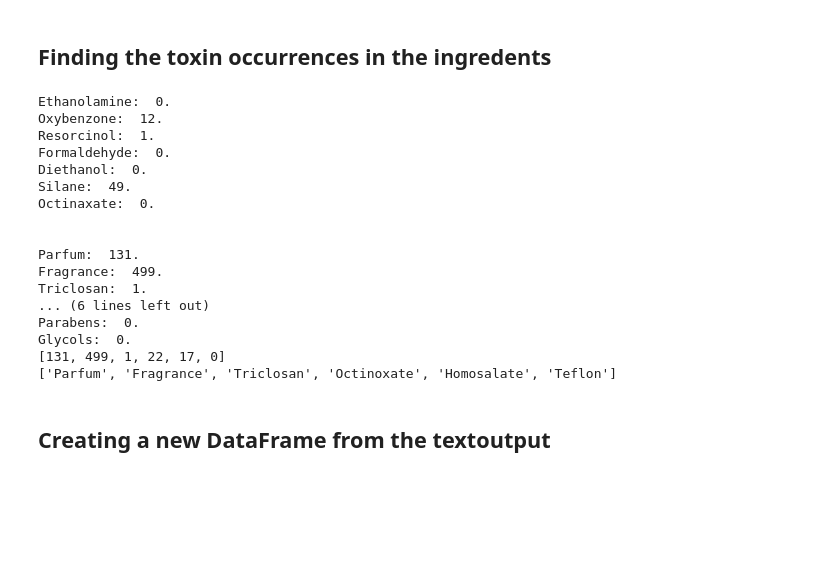
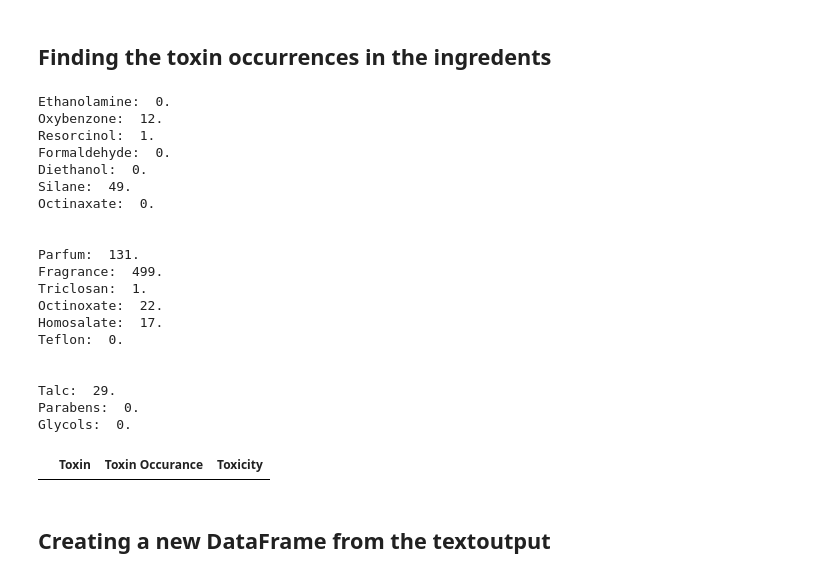
Before and after one commit to mahakanakala/toxins-in-skincare, a Jupyter notebook: notebooks/data_visuals.ipynb, the cells around one changed output. Cells and saved outputs as stored; diff of their text form; code cells hidden in the pictures; blank space fills up the shorter version.

```diff
--- a/notebooks/data_visuals.ipynb
+++ b/notebooks/data_visuals.ipynb
@@ -199,14 +152,14 @@ low_hazard_list = []
 for var, search_str in low_list:
     # Create the variable with the specified name and value
     globals()[var] = df[df['Ingredients'].str.contains(search_str)]
+
+    low_occurrences = len(globals()[var])
     # appends each occurance to the array
     low_occurrences_list.append(low_occurrences)
     # appends each toxin name to the array
     low_hazard_list.append(search_str)
     # Calculate the number of occurrences using the len function
     low_occurrences = len(globals()[var])
-
-
     # Print the number of occurrences
     print(f"{search_str}:  {low_occurrences}.")
 
@@ -241,38 +194,63 @@ high_list = [('talc_occ', 'Talc'),
              ('parabens_occ', 'Parabens'),
              ('glycol_occ', 'Glycols')]
 
 high_occurrences_list = []
 high_hazard_list = []
 
 for var, search_str in high_list:
     globals()[var] = df[df['Ingredients'].str.contains(search_str)]
     high_occurrences = len(globals()[var])
     high_occurrences_list.append(high_occurrences)
     high_hazard_list.append(search_str)
     print(f"{search_str}:  {high_occurrences}.")
 
+toxin_name_list =[]
+toxin_occ_list = []
 
-#creating the 2d arrays
+#adding the names the seperate lists to the major list
+toxin_name_list.extend(low_hazard_list)
+toxin_name_list.extend(mod_hazard_list)
+toxin_name_list.extend(high_hazard_list)
 
-print(mod_occurrences_list)
-print(mod_hazard_list)
+#adding the occurances the seperate lists to the major list
+toxin_occ_list.extend(low_occurrences_list)
+toxin_occ_list.extend(mod_occurrences_list)
+toxin_occ_list.extend(high_occurrences_list)
+
+
+toxins_df = pd.DataFrame({
+        'Toxin': toxin_name_list,
+        'Toxin Occurance': toxin_occ_list
+})
+
+
+#adding a toxicity column
+toxins_df = toxins_df.iloc[0:7].assign(Toxicity="Low")
+toxins_df = toxins_df.iloc[8:14].assign(Toxicity="Moderate")
+toxins_df = toxins_df.iloc[15:17].assign(Toxicity="High")
+
+toxins_df.head(10)
 # %% [output]
 Ethanolamine:  0.
 Oxybenzone:  12.
 Resorcinol:  1.
 Formaldehyde:  0.
 Diethanol:  0.
 Silane:  49.
 Octinaxate:  0.
 
 
 Parfum:  131.
 Fragrance:  499.
 Triclosan:  1.
-... (6 lines left out)
+Octinoxate:  22.
+Homosalate:  17.
+Teflon:  0.
+
+
+Talc:  29.
 Parabens:  0.
 Glycols:  0.
-[131, 499, 1, 22, 17, 0]
-['Parfum', 'Fragrance', 'Triclosan', 'Octinoxate', 'Homosalate', 'Teflon']
+|  | Toxin | Toxin Occurance | Toxicity |
 # %% [markdown]
 ## Creating a new DataFrame from the textoutput
```
Also changed, not shown: parts of 11 cells of this notebook, 1 other file.
